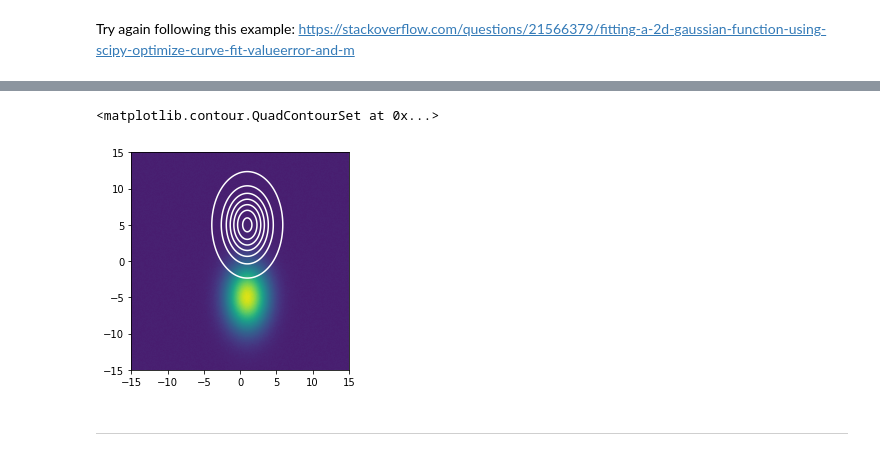
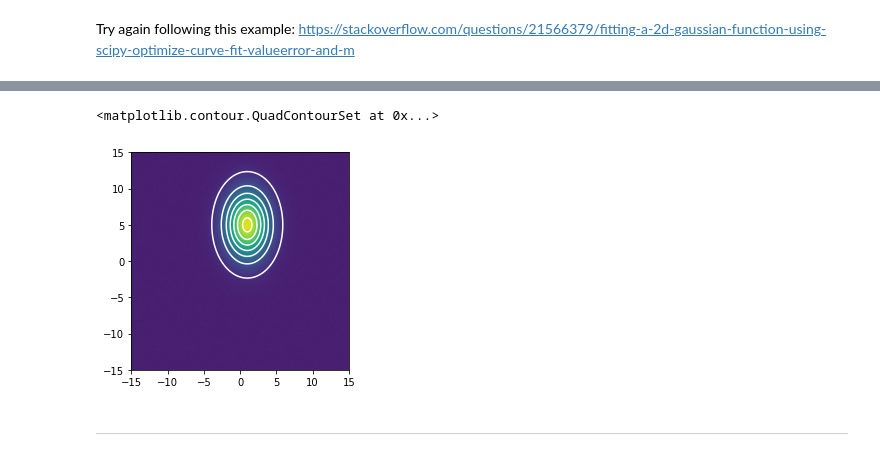
Before and after one commit to matthewfeickert/linear-and-nonlinear-models, a Jupyter notebook: notebooks/multivariate-normal-distribution.ipynb, the cells around one changed output, grey strips where cells are left out. Saved outputs shown, nothing was run; the diff lists cells and outputs as text; code cells hidden in the pictures.

Commit message:
fix imshow origin and start on 3D axes

```diff
--- a/notebooks/multivariate-normal-distribution.ipynb
+++ b/notebooks/multivariate-normal-distribution.ipynb
@@ -100,9 +103,11 @@ Best fit parameters
 # %%
 fig, ax = plt.subplots()
-ax.imshow(data.reshape(x.shape), extent=(x.min(), x.max(), y.min(), y.max()))
+ax.imshow(
+    data.reshape(x.shape), extent=(x.min(), x.max(), y.min(), y.max()), origin="lower"
+)
 ax.contour(x, y, model_predictions.reshape(x.shape), 8, colors="white")
 # %% [output]
 <matplotlib.contour.QuadContourSet at 0x...>
-[figure, old version]
+[figure, new version]
 # %% [markdown]
 ---
```
Also changed, not shown: parts of 10 cells of this notebook.
